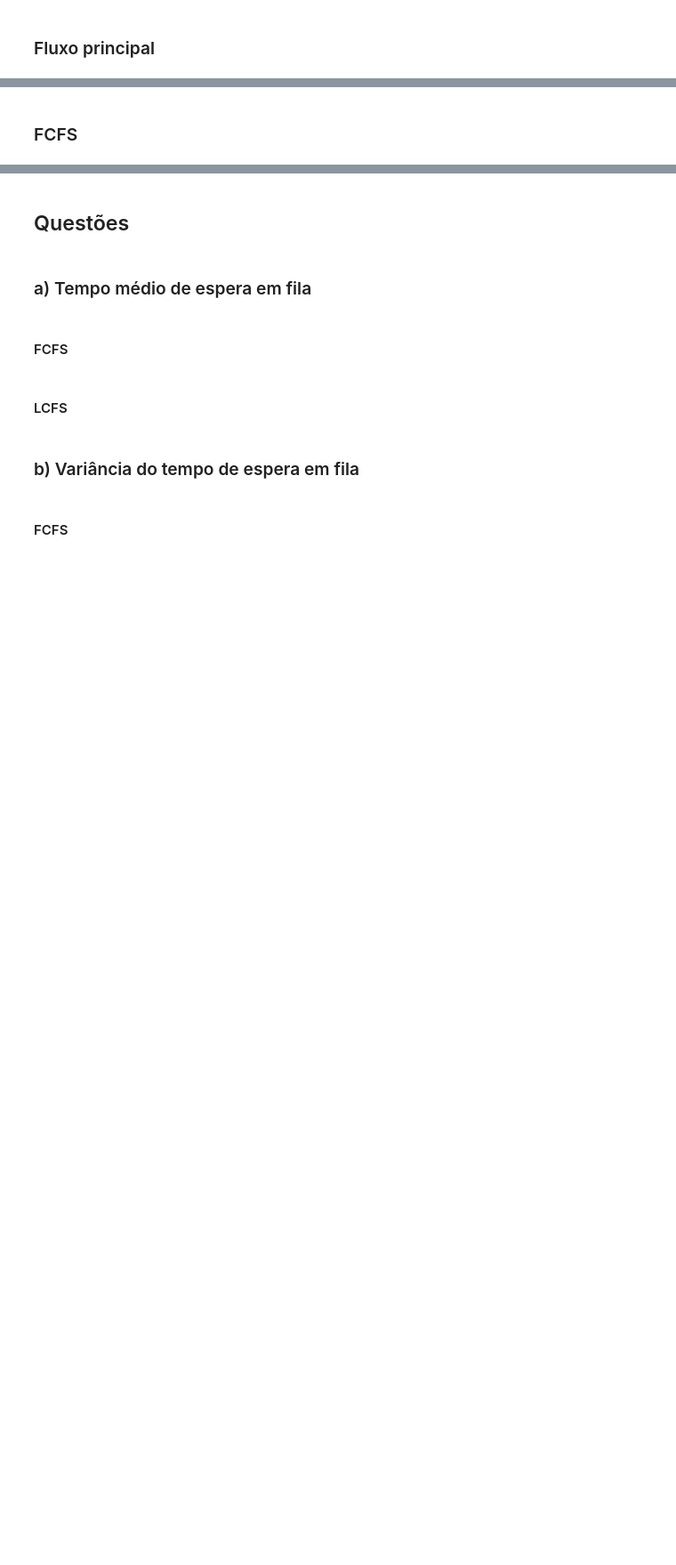
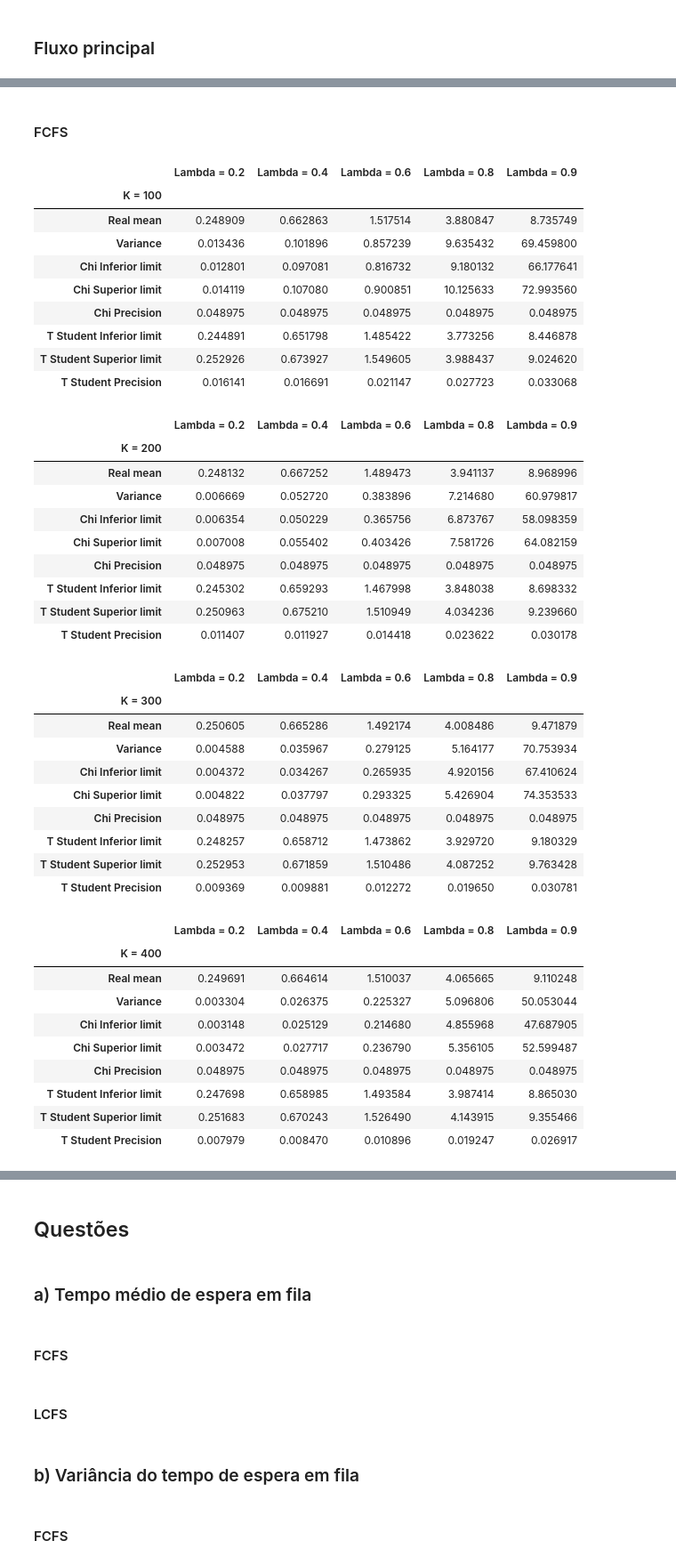
Before and after one commit to RafaelxFernandes/Avaliacao-e-Desempenho-22.1, a Jupyter notebook: simulador.ipynb, the cells around one changed output, grey strips where cells are left out. Shown at 89% size. Cells and saved outputs as stored; diff of their text form; code cells hidden in the pictures; blank space fills up the shorter version.

Commit message:
correção cálculos | tabelas com resultados

```diff
--- a/simulador.ipynb
+++ b/simulador.ipynb
@@ -55,23 +51,10 @@ BUSY_SERVER = False
 N_ROUNDS = 3200
 
 # Kmin >> 1, para que a média do tempo de espera por rodada possa ser assumido como distribuição Normal
-KMIN = 1000
+KMIN = 100
 
 # Lista com os valores de lambda a serem trabalhos
 LAMBDAS = [0.2, 0.4, 0.6, 0.8, 0.9]
-
-# Listas
-# - Lista de fregueses
-CUSTOMER_LIST = []
-
-# - Lista de eventos
-EVENT_LIST = []
-
-# - Fila de espera
-WAIT_QUEUE = []
-
-# - Estatísticas necessárias para avaliação do simulador
-STATISTICS = []
 # %% [markdown]
 ## Classes
 # %% [markdown]
@@ -192,7 +175,7 @@ class Utils:
         # Cálculo da precisão
         chi_sup = chi2.ppf(q = 0.025, df = N_ROUNDS-1)
         chi_inf =  chi2.ppf(q = 0.975, df = N_ROUNDS-1)
-        precision = (chi_sup - chi_inf)/ (chi_sup + chi_inf)
+        precision = (chi_inf - chi_sup)/ (chi_sup + chi_inf)
 
         return inferior_limit, superior_limit , precision
 
@@ -287,7 +270,7 @@ class Event:
         customer_list[Utils.find_customer(customer_list, self.customer_index)].entry_server_time = self.start_time
 
 
-    def service_exit(self, customer_list, event_list, wait_queue, statistics, current_round):
+    def service_exit(self, customer_list, event_list, wait_queue, statistics, current_round, FCFS = True):
         '''
         Calcula a saída do serviço
         '''
@@ -296,7 +279,12 @@ class Event:
 
         # Caso a fila não esteja vazia, adiciona entrada em serviço à fila de eventos
         if(len(wait_queue) > 0):
-            Utils.append_event(Event('ES', self.start_time, wait_queue[0]), event_list)
+            # Com base em FCFS
+            if(FCFS):
+                Utils.append_event(Event('ES', self.start_time, wait_queue[0]), event_list)
+            # Com base em LCFS
+            else:
+                Utils.append_event(Event('ES', self.start_time, wait_queue[-1]), event_list)
 
         # Sinaliza que o servidor não está ocupado
         BUSY_SERVER = False
@@ -395,11 +383,55 @@ def main(lambda_rate, FCFS = True):
 # %% [markdown]
-### FCFS
+#### FCFS
 # %%
 %%time
 results_fcfs = pd.DataFrame()
 
-for lambda_rate in LAMBDAS:
-    results_fcfs[str(lambda_rate)] = main(lambda_rate)
+while(KMIN <= 1000):
+    for lambda_rate in LAMBDAS:
+        results_fcfs["Lambda = " + str(lambda_rate)] = main(lambda_rate)
 
-results_fcfs
+    results_fcfs.rename_axis("K = " + str(KMIN), inplace = True)
+    display(results_fcfs)
+
+    KMIN += 100
 # %% [output]
+|  | Lambda = 0.2 | Lambda = 0.4 | Lambda = 0.6 | Lambda = 0.8 | Lambda = 0.9 |
+| K = 100 |  |  |  |  |  |
+| Real mean | 0.248909 | 0.662863 | 1.517514 | 3.880847 | 8.735749 |
+| Variance | 0.013436 | 0.101896 | 0.857239 | 9.635432 | 69.459800 |
+| Chi Inferior limit | 0.012801 | 0.097081 | 0.816732 | 9.180132 | 66.177641 |
+| Chi Superior limit | 0.014119 | 0.107080 | 0.900851 | 10.125633 | 72.993560 |
+| Chi Precision | 0.048975 | 0.048975 | 0.048975 | 0.048975 | 0.048975 |
+| T Student Inferior limit | 0.244891 | 0.651798 | 1.485422 | 3.773256 | 8.446878 |
+| T Student Superior limit | 0.252926 | 0.673927 | 1.549605 | 3.988437 | 9.024620 |
+| T Student Precision | 0.016141 | 0.016691 | 0.021147 | 0.027723 | 0.033068 |
+|  | Lambda = 0.2 | Lambda = 0.4 | Lambda = 0.6 | Lambda = 0.8 | Lambda = 0.9 |
+| K = 200 |  |  |  |  |  |
+| Real mean | 0.248132 | 0.667252 | 1.489473 | 3.941137 | 8.968996 |
+| Variance | 0.006669 | 0.052720 | 0.383896 | 7.214680 | 60.979817 |
+| Chi Inferior limit | 0.006354 | 0.050229 | 0.365756 | 6.873767 | 58.098359 |
+| Chi Superior limit | 0.007008 | 0.055402 | 0.403426 | 7.581726 | 64.082159 |
+| Chi Precision | 0.048975 | 0.048975 | 0.048975 | 0.048975 | 0.048975 |
+| T Student Inferior limit | 0.245302 | 0.659293 | 1.467998 | 3.848038 | 8.698332 |
+| T Student Superior limit | 0.250963 | 0.675210 | 1.510949 | 4.034236 | 9.239660 |
+| T Student Precision | 0.011407 | 0.011927 | 0.014418 | 0.023622 | 0.030178 |
+|  | Lambda = 0.2 | Lambda = 0.4 | Lambda = 0.6 | Lambda = 0.8 | Lambda = 0.9 |
+| K = 300 |  |  |  |  |  |
+| Real mean | 0.250605 | 0.665286 | 1.492174 | 4.008486 | 9.471879 |
+| Variance | 0.004588 | 0.035967 | 0.279125 | 5.164177 | 70.753934 |
+| Chi Inferior limit | 0.004372 | 0.034267 | 0.265935 | 4.920156 | 67.410624 |
+| Chi Superior limit | 0.004822 | 0.037797 | 0.293325 | 5.426904 | 74.353533 |
+| Chi Precision | 0.048975 | 0.048975 | 0.048975 | 0.048975 | 0.048975 |
+| T Student Inferior limit | 0.248257 | 0.658712 | 1.473862 | 3.929720 | 9.180329 |
+| T Student Superior limit | 0.252953 | 0.671859 | 1.510486 | 4.087252 | 9.763428 |
+| T Student Precision | 0.009369 | 0.009881 | 0.012272 | 0.019650 | 0.030781 |
+|  | Lambda = 0.2 | Lambda = 0.4 | Lambda = 0.6 | Lambda = 0.8 | Lambda = 0.9 |
+| K = 400 |  |  |  |  |  |
+| Real mean | 0.249691 | 0.664614 | 1.510037 | 4.065665 | 9.110248 |
+| Variance | 0.003304 | 0.026375 | 0.225327 | 5.096806 | 50.053044 |
+| Chi Inferior limit | 0.003148 | 0.025129 | 0.214680 | 4.855968 | 47.687905 |
+| Chi Superior limit | 0.003472 | 0.027717 | 0.236790 | 5.356105 | 52.599487 |
+| Chi Precision | 0.048975 | 0.048975 | 0.048975 | 0.048975 | 0.048975 |
+| T Student Inferior limit | 0.247698 | 0.658985 | 1.493584 | 3.987414 | 8.865030 |
+| T Student Superior limit | 0.251683 | 0.670243 | 1.526490 | 4.143915 | 9.355466 |
+| T Student Precision | 0.007979 | 0.008470 | 0.010896 | 0.019247 | 0.026917 |
```
Also changed, not shown: parts of 10 cells of this notebook.
